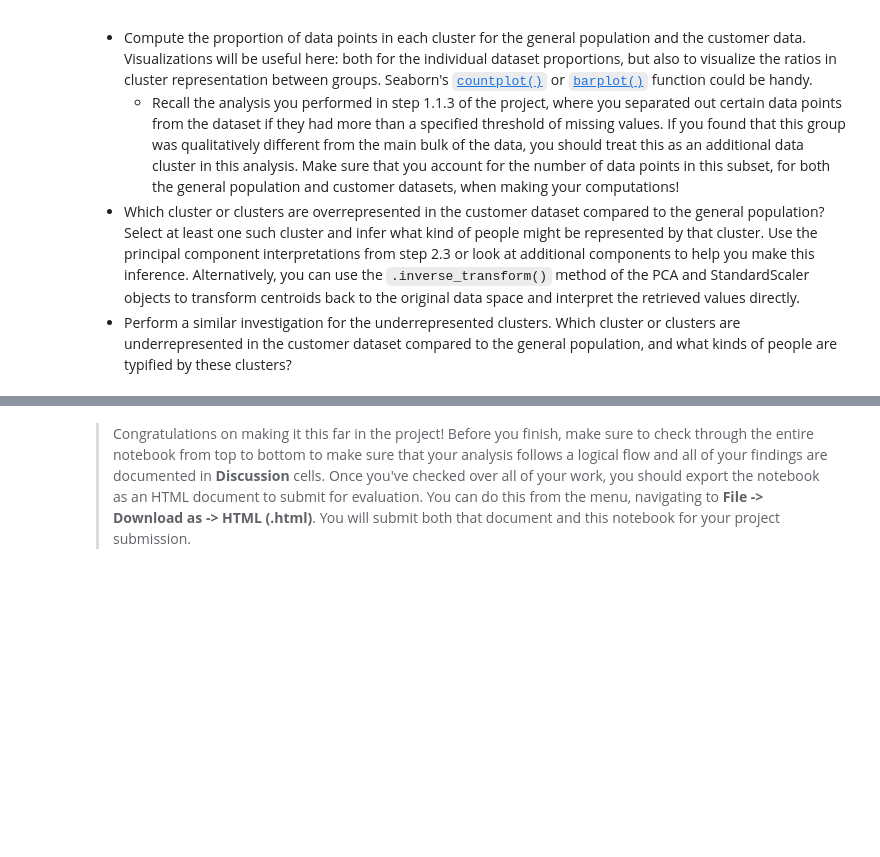
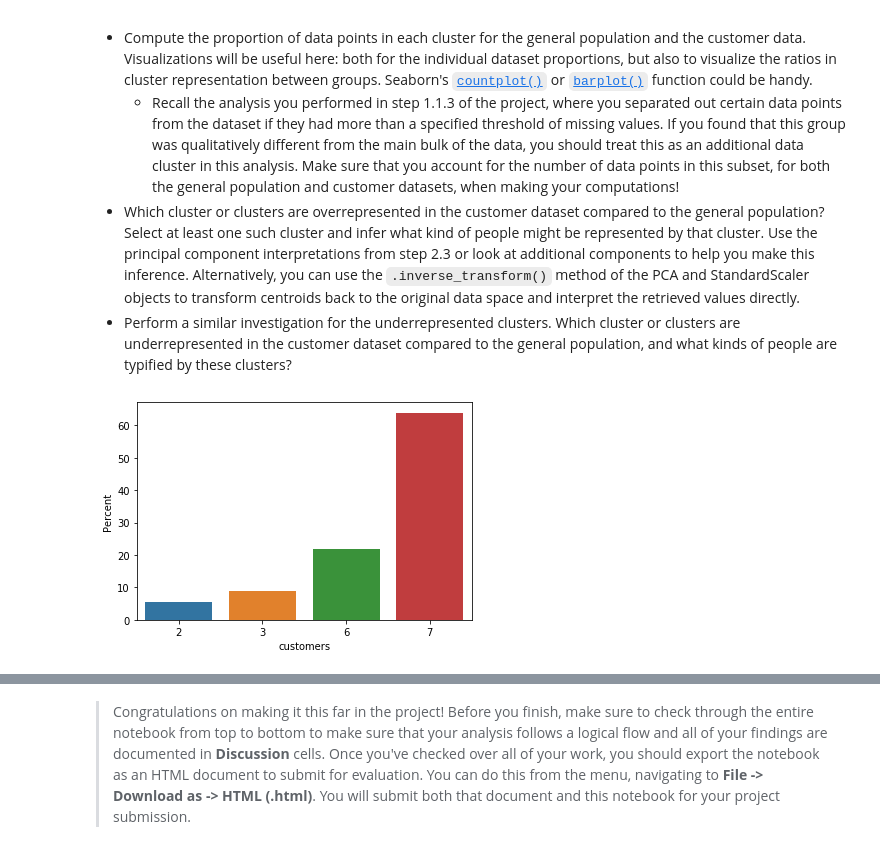
Before and after one commit to dexpota/udacity-machine-learning-introduction, a Jupyter notebook: projects/p3_customer_segments_with_arvato/identify_customer_segments.ipynb, the cells around one changed output, grey strips where cells are left out. Cells and saved outputs as stored; diff of their text form; code cells hidden in the pictures; blank space fills up the shorter version.

```diff
--- a/projects/p3_customer_segments_with_arvato/identify_customer_segments.ipynb
+++ b/projects/p3_customer_segments_with_arvato/identify_customer_segments.ipynb
@@ -809,3 +805,11 @@ Take a look at the following points in this step:
 # %%
 # Compare the proportion of data in each cluster for the customer data to the
 # proportion of data in each cluster for the general population.
+
+percentage = lambda i: len(i) / float(len(customers_prediction)) * 100
+
+ax = sns.barplot(x="customers", y="customers", data=pd.DataFrame({"customers": customers_prediction}), estimator=percentage)
+ax.set(ylabel="Percent")
+plt.show()
+# %% [output]
+[figure, added]
```
Also changed, not shown: parts of 6 cells of this notebook, 1 other file.
